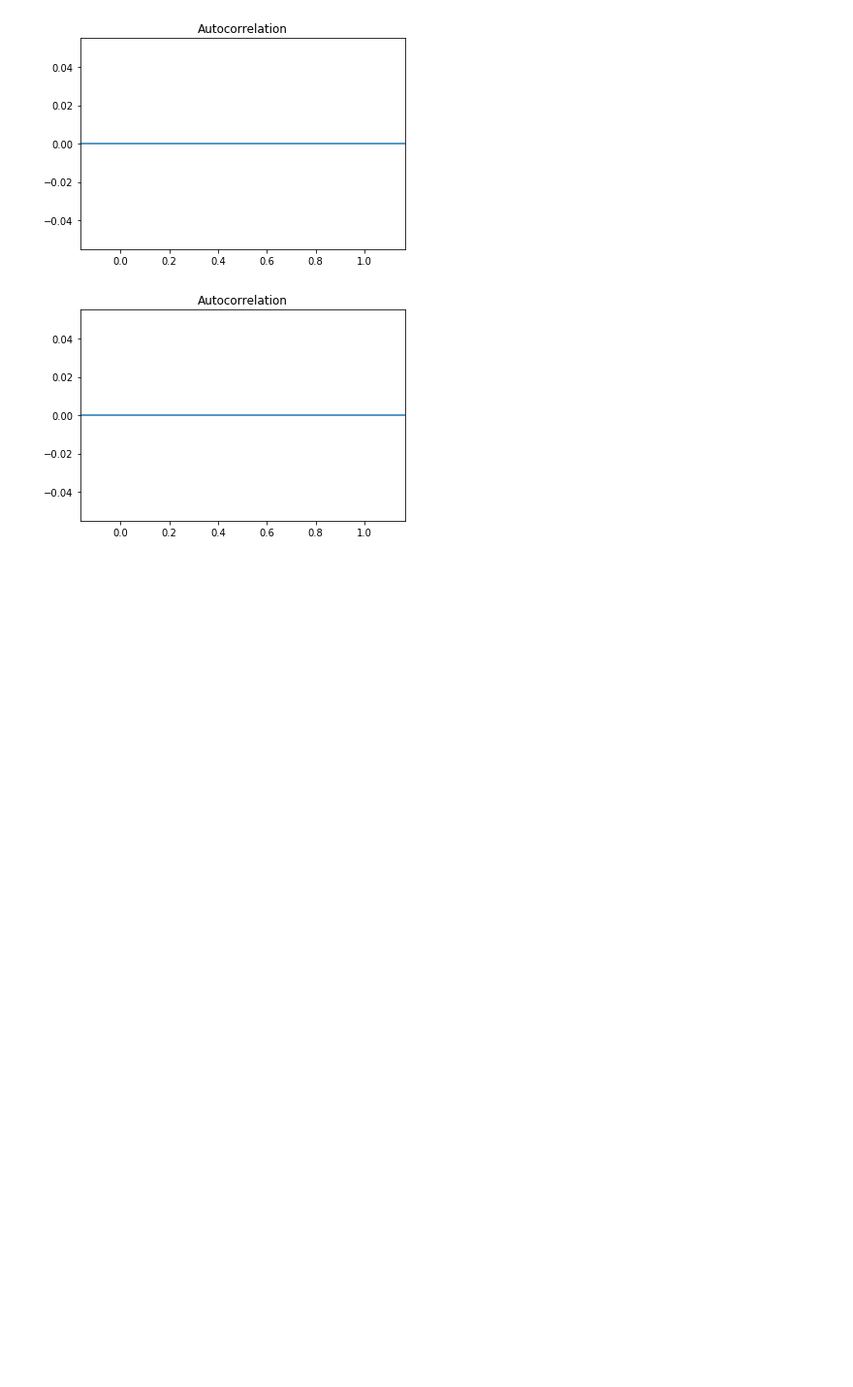
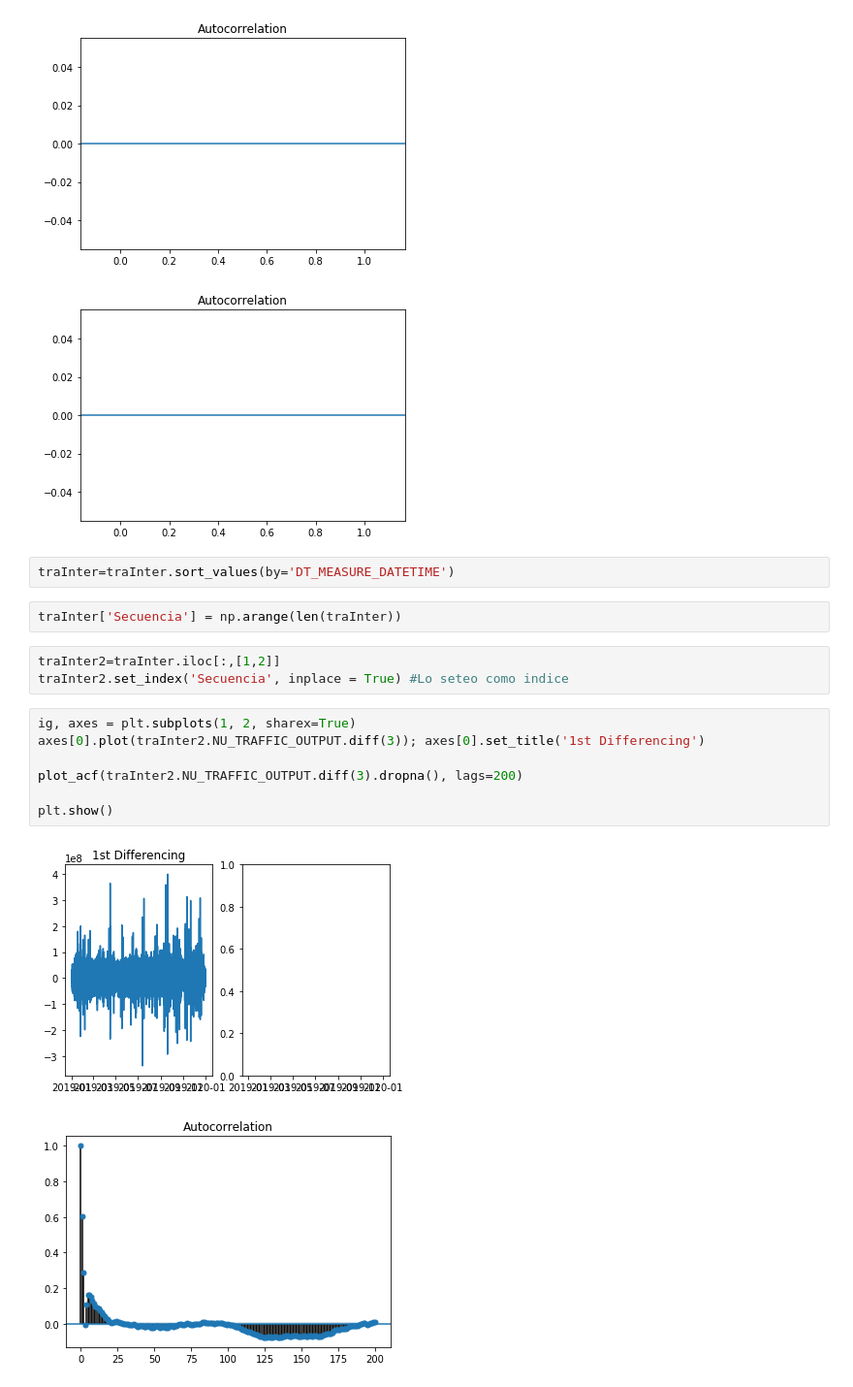
Before and after one commit to Coptero/Machine-Learning, a Jupyter notebook: ARIMA.ipynb, the cells around one changed output. Shown at 97% size. Drawn from its saved outputs; the diff is of its cells as text; blank space fills up the shorter version.

```diff
--- a/ARIMA.ipynb
+++ b/ARIMA.ipynb
@@ -230,3 +275,20 @@ pyplot.show()
 # %% [output]
 [figure]
 [figure]
+# %%
+traInter=traInter.sort_values(by='DT_MEASURE_DATETIME')
+# %%
+traInter['Secuencia'] = np.arange(len(traInter))
+# %%
+traInter2=traInter.iloc[:,[1,2]]
+traInter2.set_index('Secuencia', inplace = True) #Lo seteo como indice
+# %%
+ig, axes = plt.subplots(1, 2, sharex=True)
+axes[0].plot(traInter2.NU_TRAFFIC_OUTPUT.diff(3)); axes[0].set_title('1st Differencing')
+
+plot_acf(traInter2.NU_TRAFFIC_OUTPUT.diff(3).dropna(), lags=200)
+
+plt.show()
+# %% [output]
+[figure, added]
+[figure, added]
```
Also changed, not shown: parts of 51 cells of this notebook.
